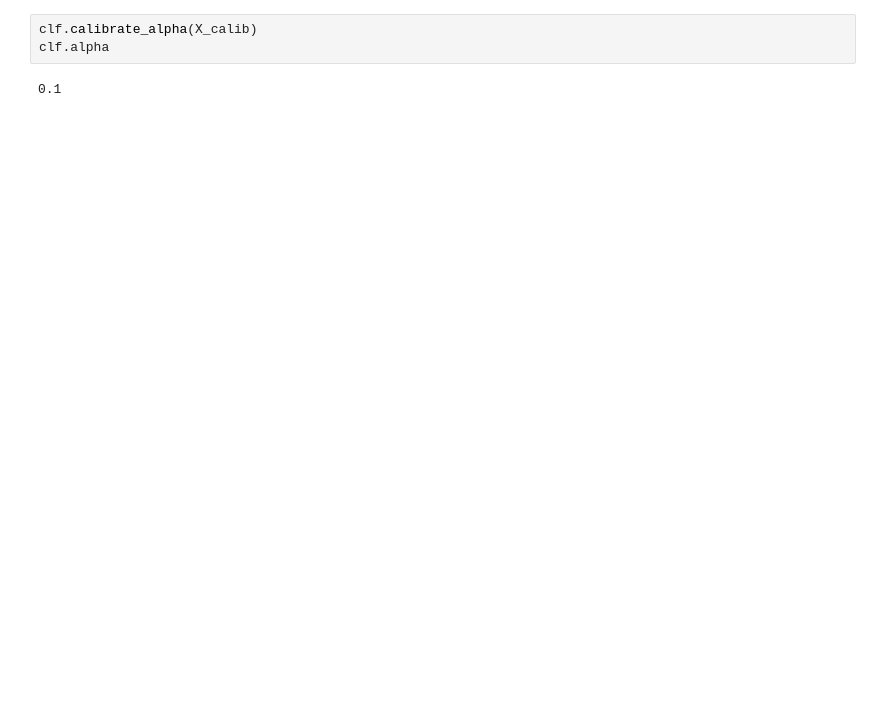
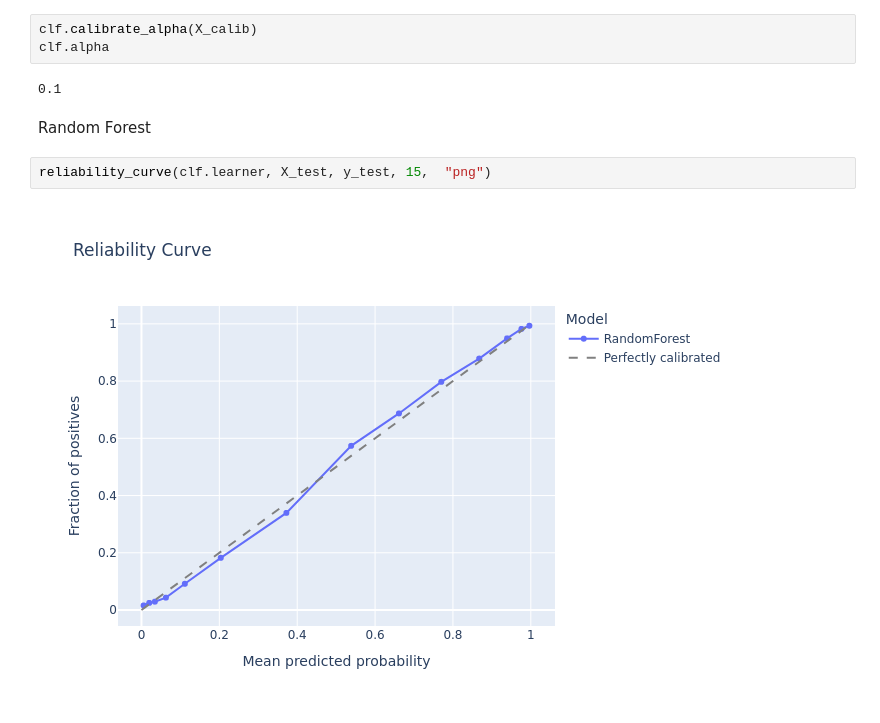
Before and after one commit to HeyLucasLeao/cp-study, a Jupyter notebook: mcp.ipynb, the cells around one changed output. Drawn from its saved outputs; the diff is of its cells as text; blank space fills up the shorter version.

```diff
--- a/mcp.ipynb
+++ b/mcp.ipynb
@@ -480,3 +32,9 @@ clf.calibrate_alpha(X_calib)
 clf.alpha
 # %% [output]
 0.1
+# %% [markdown]
+Random Forest
+# %%
+reliability_curve(clf.learner, X_test, y_test, 15,  "png")
+# %% [output]
+[figure, added]
```
Also changed, not shown: parts of 34 cells of this notebook, 1 other file.
